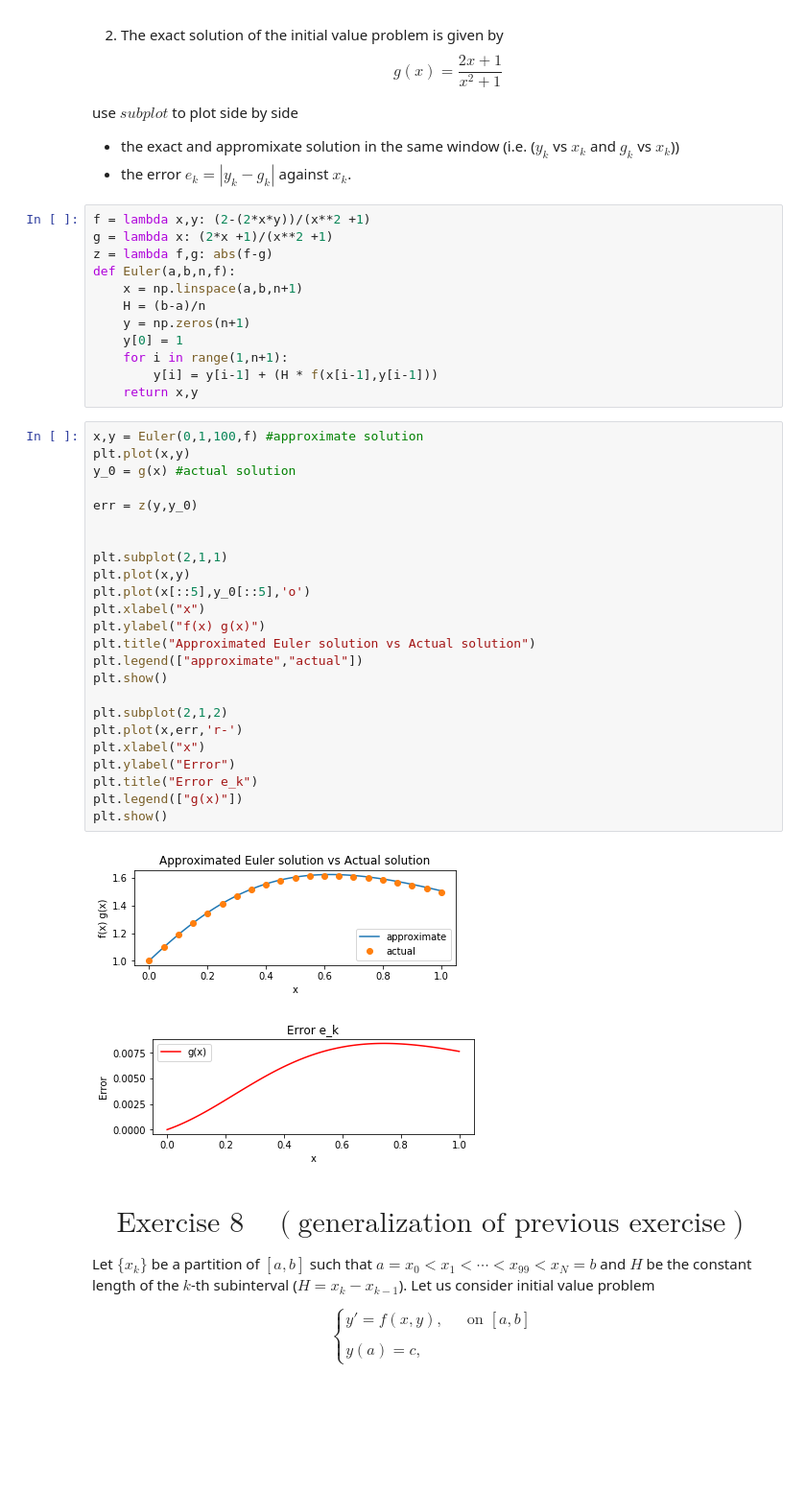
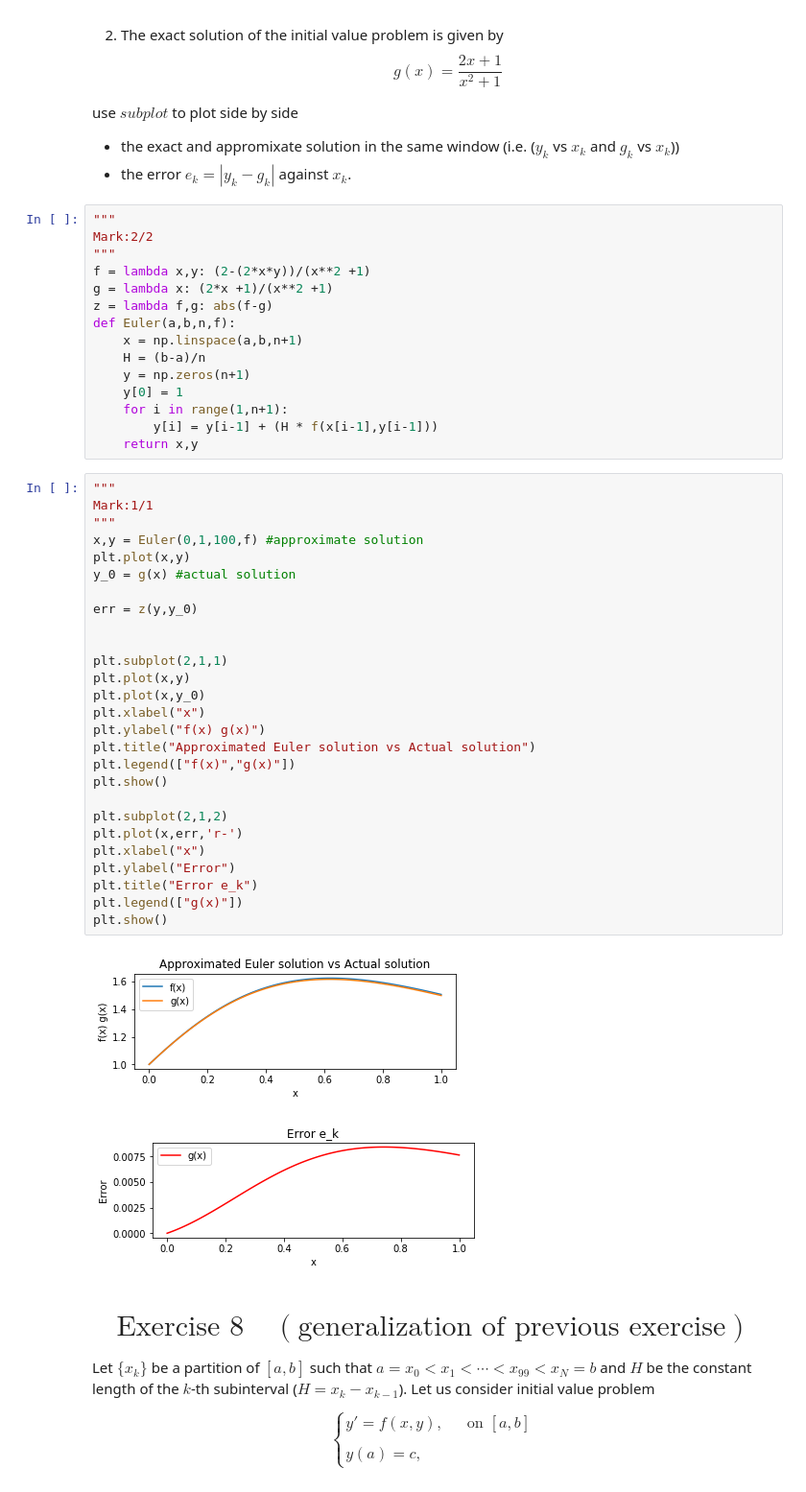
Before and after one commit to yusufbrima/AIMS, a Jupyter notebook: Lectures/Skills Phase/Block 2/Python Programming/Class Lab/FirstGroupProject_Group9.ipynb, the cells around one changed output. Shown: that part at 96% size. Saved outputs shown, nothing was run; the diff lists cells and outputs as text; blank space fills up the shorter version.

```diff
--- a/Lectures/Skills Phase/Block 2/Python Programming/Class Lab/FirstGroupProject_Group9.ipynb
+++ b/Lectures/Skills Phase/Block 2/Python Programming/Class Lab/FirstGroupProject_Group9.ipynb
@@ -309,6 +362,9 @@ use $subplot$ to plot side by side
 - the exact and appromixate solution in the same window (i.e. ($y_k$  vs $x_k$ and $g_k$ vs $x_k$))
 - the error $e_k = |y_k -g_k| $ against $x_k$.
 # %%
+"""
+Mark:2/2
+"""
 f = lambda x,y: (2-(2*x*y))/(x**2 +1)
 g = lambda x: (2*x +1)/(x**2 +1)
 z = lambda f,g: abs(f-g)
@@ -321,32 +377,35 @@ def Euler(a,b,n,f):
         y[i] = y[i-1] + (H * f(x[i-1],y[i-1]))
     return x,y
 # %%
+"""
+Mark:1/1
+"""
 x,y = Euler(0,1,100,f) #approximate solution
 plt.plot(x,y)
 y_0 = g(x) #actual solution
 
 err = z(y,y_0)
 
 
 plt.subplot(2,1,1)
 plt.plot(x,y)
-plt.plot(x[::5],y_0[::5],'o')
+plt.plot(x,y_0)
 plt.xlabel("x")
 plt.ylabel("f(x) g(x)")
 plt.title("Approximated Euler solution vs Actual solution")
-plt.legend(["approximate","actual"])
+plt.legend(["f(x)","g(x)"])
 plt.show()
 
 plt.subplot(2,1,2)
 plt.plot(x,err,'r-')
 plt.xlabel("x")
 plt.ylabel("Error")
 plt.title("Error e_k")
 plt.legend(["g(x)"])
 plt.show()
 # %% [output]
-[figure, old version]
+[figure, new version]
-[figure, old version]
+[figure, new version]
 # %% [markdown]
 # $$\text{Exercise 8}\quad (\text{generalization of previous exercise})$$
 
```
Also changed, not shown: parts of 29 cells of this notebook, 2 other files.
